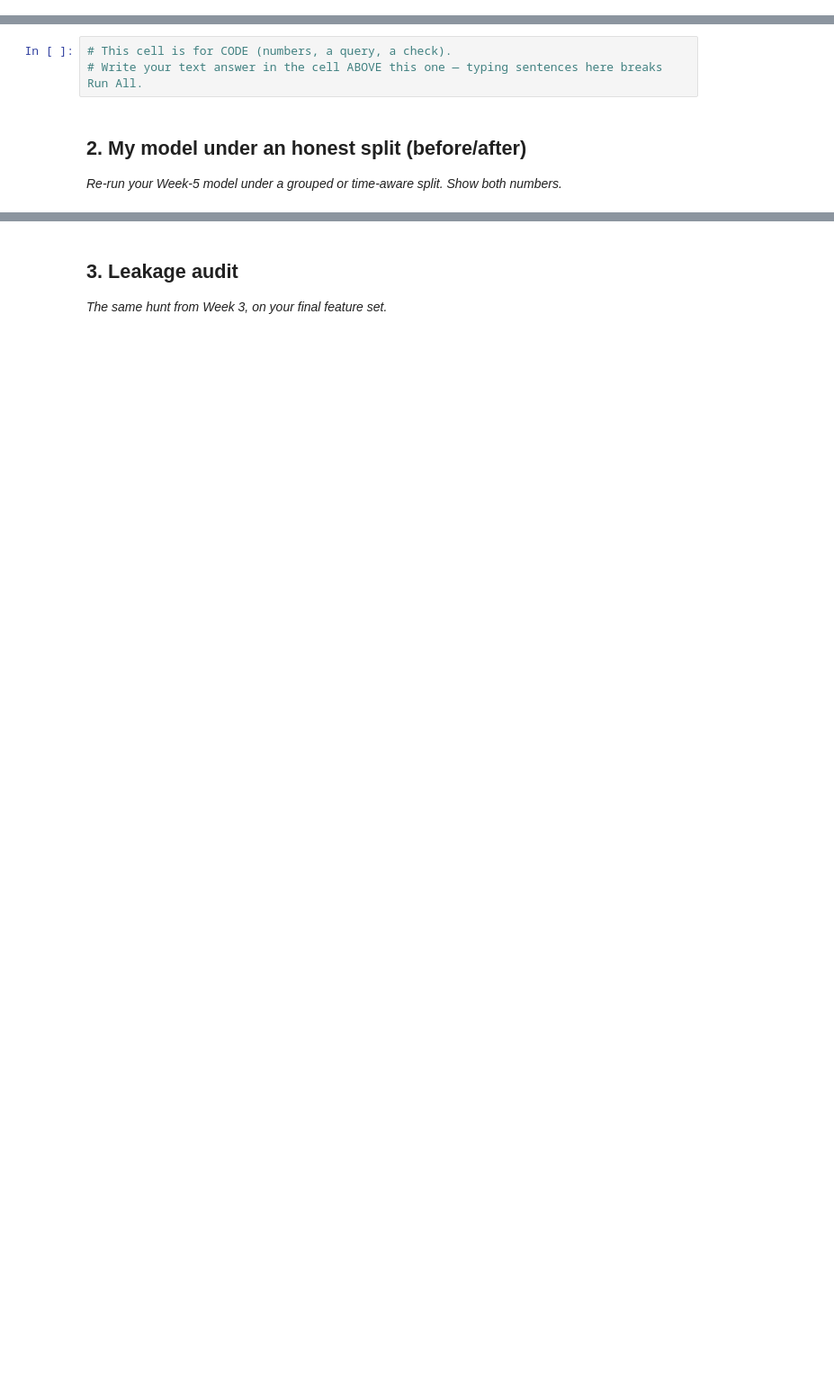
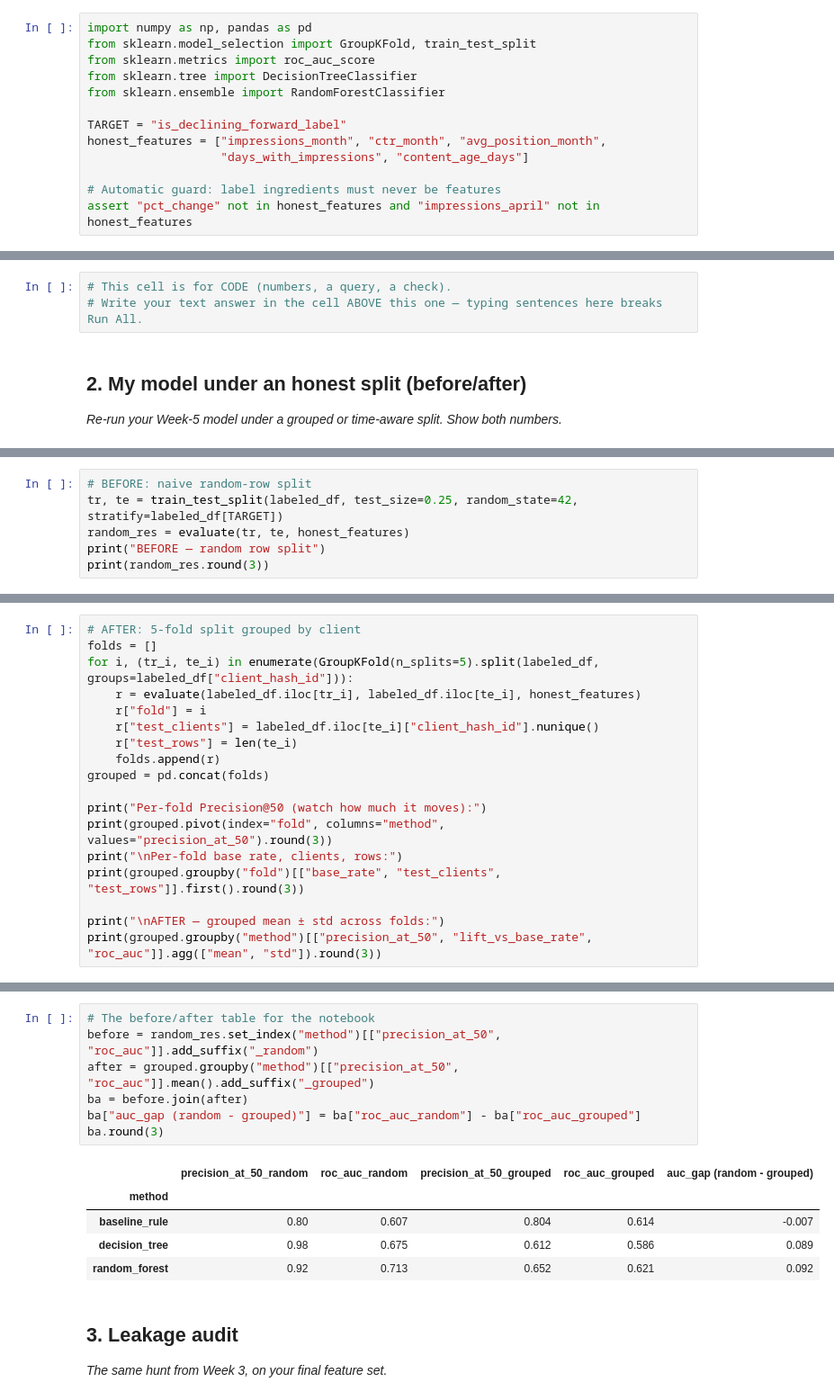
Before and after one commit to madaraf/Flyrank-intership-machine_learning, a Jupyter notebook: work/notebooks/w06_validation_audit.ipynb, the cells around one changed output, grey strips where cells are left out. Shown at 90% size. Cells and saved outputs as stored; diff of their text form; blank space fills up the shorter version.

```diff
--- a/work/notebooks/w06_validation_audit.ipynb
+++ b/work/notebooks/w06_validation_audit.ipynb
@@ -9,3 +84,16 @@ This skeleton is yours to fill. Work the sections **in order** — each one has
+# %%
+import numpy as np, pandas as pd
+from sklearn.model_selection import GroupKFold, train_test_split
+from sklearn.metrics import roc_auc_score
+from sklearn.tree import DecisionTreeClassifier
+from sklearn.ensemble import RandomForestClassifier
+
+TARGET = "is_declining_forward_label"
+honest_features = ["impressions_month", "ctr_month", "avg_position_month",
+                   "days_with_impressions", "content_age_days"]
+
+# Automatic guard: label ingredients must never be features
+assert "pct_change" not in honest_features and "impressions_april" not in honest_features
 # %% [markdown]
 ## 1. Two paper findings + my methodology questions
 
@@ -22,0 +166,6 @@ This skeleton is yours to fill. Work the sections **in order** — each one has
+# %%
+# BEFORE: naive random-row split
+tr, te = train_test_split(labeled_df, test_size=0.25, random_state=42, stratify=labeled_df[TARGET])
+random_res = evaluate(tr, te, honest_features)
+print("BEFORE — random row split")
+print(random_res.round(3))
@@ -22,0 +178,18 @@ This skeleton is yours to fill. Work the sections **in order** — each one has
+# %%
+# AFTER: 5-fold split grouped by client
+folds = []
+for i, (tr_i, te_i) in enumerate(GroupKFold(n_splits=5).split(labeled_df, groups=labeled_df["client_hash_id"])):
+    r = evaluate(labeled_df.iloc[tr_i], labeled_df.iloc[te_i], honest_features)
+    r["fold"] = i
+    r["test_clients"] = labeled_df.iloc[te_i]["client_hash_id"].nunique()
+    r["test_rows"] = len(te_i)
+    folds.append(r)
+grouped = pd.concat(folds)
+
+print("Per-fold Precision@50 (watch how much it moves):")
+print(grouped.pivot(index="fold", columns="method", values="precision_at_50").round(3))
+print("\nPer-fold base rate, clients, rows:")
+print(grouped.groupby("fold")[["base_rate", "test_clients", "test_rows"]].first().round(3))
+
+print("\nAFTER — grouped mean ± std across folds:")
+print(grouped.groupby("method")[["precision_at_50", "lift_vs_base_rate", "roc_auc"]].agg(["mean", "std"]).round(3))
@@ -23,3 +214,16 @@ This skeleton is yours to fill. Work the sections **in order** — each one has
+# %%
+# The before/after table for the notebook
+before = random_res.set_index("method")[["precision_at_50", "roc_auc"]].add_suffix("_random")
+after = grouped.groupby("method")[["precision_at_50", "roc_auc"]].mean().add_suffix("_grouped")
+ba = before.join(after)
+ba["auc_gap (random - grouped)"] = ba["roc_auc_random"] - ba["roc_auc_grouped"]
+ba.round(3)
+# %% [output]
+|  | precision_at_50_random | roc_auc_random | precision_at_50_grouped | roc_auc_grouped | auc_gap (random - grouped) |
+| method |  |  |  |  |  |
+| baseline_rule | 0.80 | 0.607 | 0.804 | 0.614 | -0.007 |
+| decision_tree | 0.98 | 0.675 | 0.612 | 0.586 | 0.089 |
+| random_forest | 0.92 | 0.713 | 0.652 | 0.621 | 0.092 |
 # %% [markdown]
 ## 3. Leakage audit
 
```
Also changed, not shown: parts of 19 cells of this notebook.
